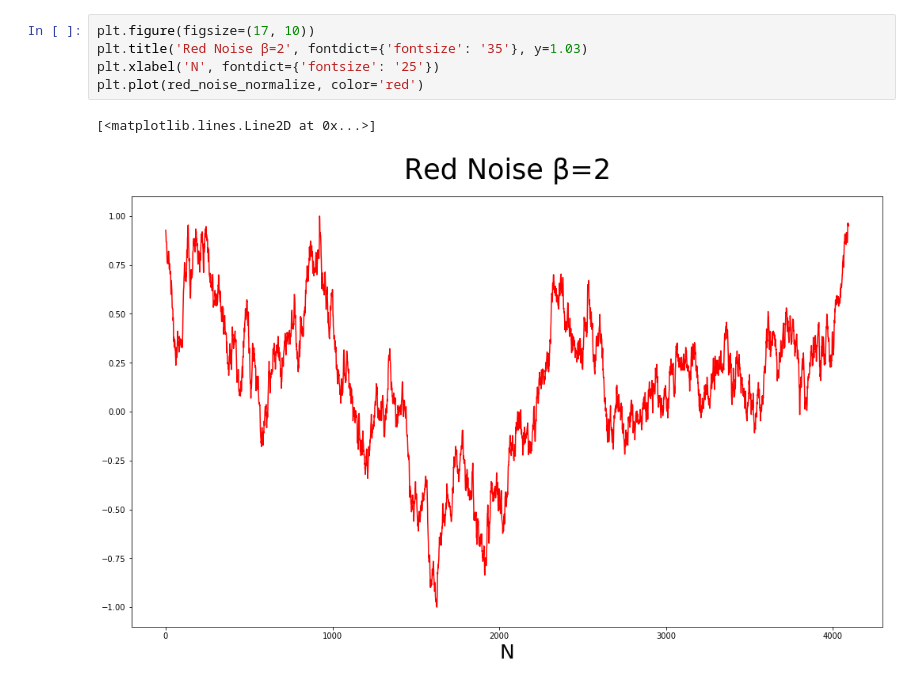
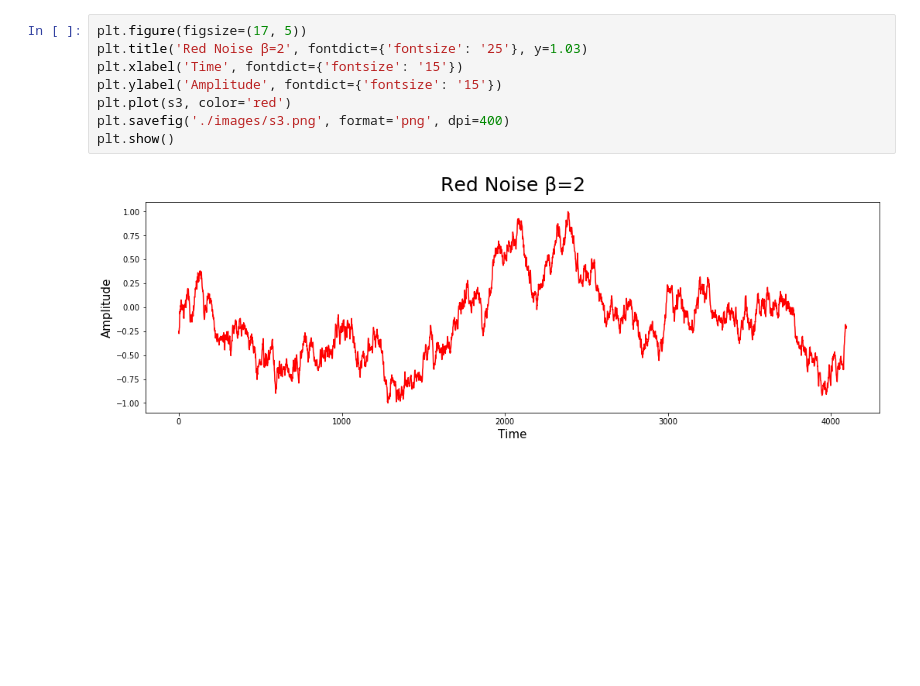
Before and after one commit to AdrianoPereira/cap239, a Jupyter notebook: homework_spectral_analysis.ipynb, the cells around one changed output. Saved outputs shown, nothing was run; the diff lists cells and outputs as text; blank space fills up the shorter version.

```diff
--- a/homework_spectral_analysis.ipynb
+++ b/homework_spectral_analysis.ipynb
@@ -42,9 +50,11 @@ plt.plot(pink_noise_normalize, color='hotpink')
 # %%
-plt.figure(figsize=(17, 10))
-plt.title('Red Noise β=2', fontdict={'fontsize': '35'}, y=1.03)
-plt.xlabel('N', fontdict={'fontsize': '25'})
-plt.plot(red_noise_normalize, color='red')
+plt.figure(figsize=(17, 5))
+plt.title('Red Noise β=2', fontdict={'fontsize': '25'}, y=1.03)
+plt.xlabel('Time', fontdict={'fontsize': '15'})
+plt.ylabel('Amplitude', fontdict={'fontsize': '15'})
+plt.plot(s3, color='red')
+plt.savefig('./images/s3.png', format='png', dpi=400)
+plt.show()
 # %% [output]
-[<matplotlib.lines.Line2D at 0x...>]
-[figure, old version]
+[figure, new version]
 # %%
```
Also changed, not shown: parts of 26 cells of this notebook, 53 other files.
